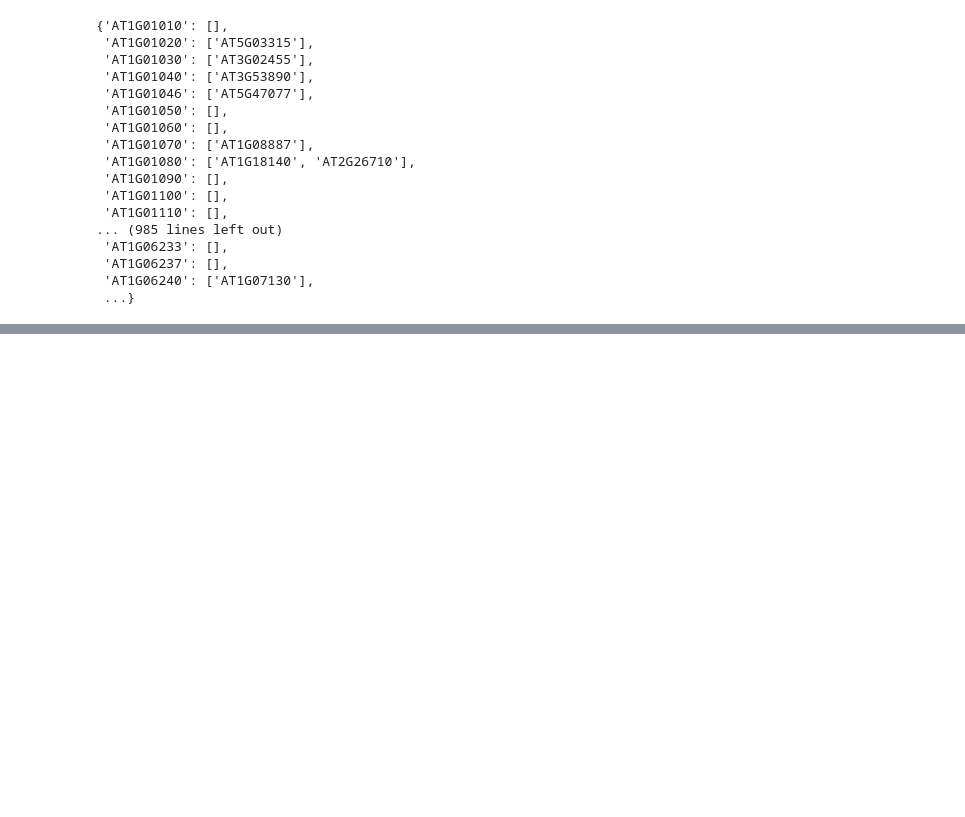
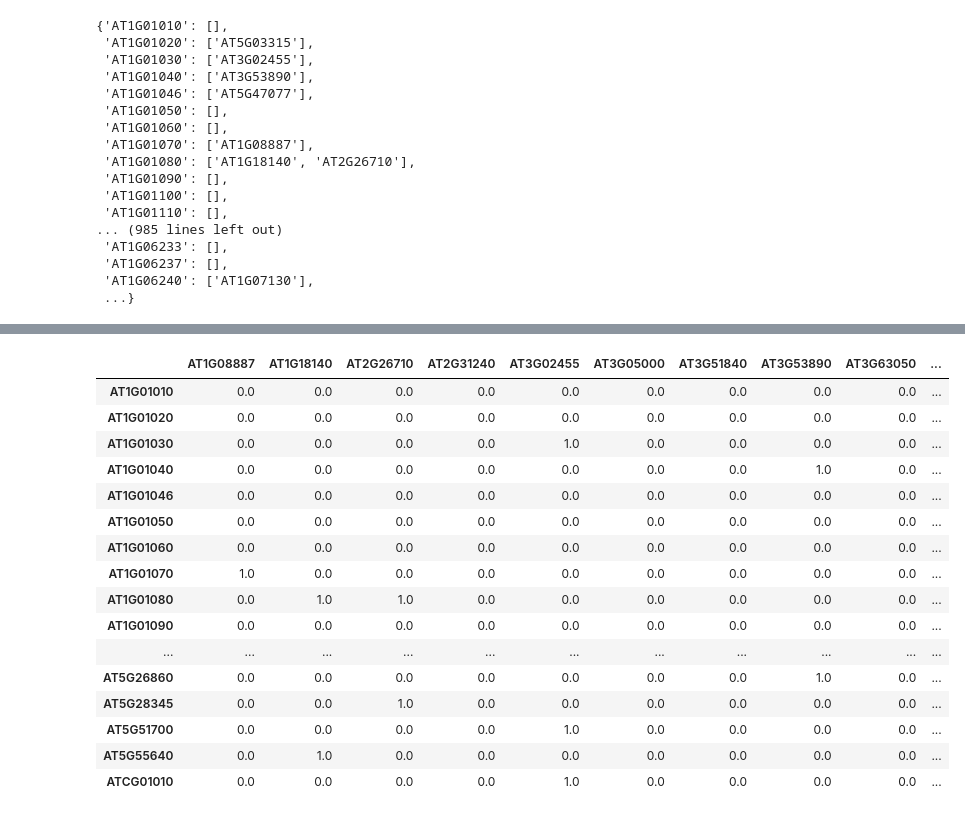
Before and after one commit to teegman123/ECE759_Project, a Jupyter notebook: Analysis.ipynb, the cells around one changed output, grey strips where cells are left out. Drawn from its saved outputs; the diff is of its cells as text; code cells hidden in the pictures; blank space fills up the shorter version.

Commit message:
Changed the genes file.

```diff
--- a/Analysis.ipynb
+++ b/Analysis.ipynb
@@ -10,15 +10,8 @@ from sklearn.naive_bayes import GaussianNB, MultinomialNB, BernoulliNB
 # %%
 root = os.getcwd() # gives path to git clone
 data_dir = os.path.join(root, "cellular_clarity")
-data_filename = "12864_2023_9714_MOESM2_ESM.xlsx"
 associated_motifs_filename = "associated_motifs.json"
-genes_filenames = {
-    "all": os.path.join("DEGs", "all_genes.csv"),
-    "deg": os.path.join("DEGs", "deg_genes.csv"),
-}
-
-clusters_sheetname = "02. Epi DEGs (ctrls @ all tps)"
-motifs_sheetname = "03. Motifs Identified Using AME"
+genes_filenames = "all_genes.csv"
 # %%
 # all_genes_dir = os.path.join(data_dir, genes_filenames["all"])
 # genes = pd.read_csv(all_genes_dir)
@@ -98,19 +89,22 @@ associated_motifs
  'AT1G06240': ['AT1G07130'],
  ...}
 # %%
-def target_genes_(dir, filenames, associated_motifs, cluster=None) -> (list, list):
+def build_data(dir, filenames, associated_motifs, response, cluster=None):
     """
     Target genes are either those differentially expressed (if DEG is set to True) or others, and if cluster is stated, they should also be in a specific cluster
+    Creates the suitable X and y (or Y) data for model fitting
+    :param response: an string from ["DEG", "logFC", "DEG_ts", "logFC_ts"]
+
     """
-    degs_dir = os.path.join(dir, filenames["deg"])
-    degs = pd.read_csv(degs_dir)
+    all_genes_dir = os.path.join(dir, filenames)
+    genes = pd.read_csv(all_genes_dir, low_memory=False)
+    genes.set_index("AGI", drop=True, inplace=True)
+
+    degs = genes[genes["DEG"] == 1].copy()
     if cluster is not None:
         degs = degs[degs["Cluster"] == cluster]
-    treat = sorted(list(degs["AGI"]))
-
-    all_genes_dir = os.path.join(dir, filenames["all"])
-    genes = pd.read_csv(all_genes_dir)
-    control =  sorted(list(set(genes["AGI"]) - set(degs["AGI"])))
+    treat = sorted(list(degs.index))
+    control =  sorted(list(set(genes.index) - set(degs.index)))
 
     freq = []
     relevant_motifs = set()
@@ -122,6 +116,11 @@ def target_genes_(dir, filenames, associated_motifs, cluster=None) -> (list, lis
         else:
             count = 0
         freq.append(count)
+    relevant_motifs = sorted(list(relevant_motifs))
+
+    # AGI1 : 0,
+    # AGI2 : 2,
+    # ...
 
     freq = pd.Series(index=control, data=freq)
     freq = freq[freq > 0]
@@ -129,8 +128,38 @@ def target_genes_(dir, filenames, associated_motifs, cluster=None) -> (list, lis
     indices = np.random.choice(len(freq), min([len(treat), len(freq)]), replace=False, p=freq/sum)
     control = sorted(list(freq.iloc[indices].index))
 
-    return treat, control
+    considering_genes = treat.copy()
+    considering_genes.extend(control)
+    considering_genes = sorted(considering_genes)
+    X = pd.DataFrame(index=considering_genes, columns=relevant_motifs, data=0.0)
+    for gene in X.index:
+        if gene in associated_motifs.keys():
+            for motif in associated_motifs[gene]:
+                if motif in relevant_motifs:
+                    X.at[gene, motif] = 1.0
 
-treated_genes, control_genes = target_genes_(data_dir, genes_filenames, associated_motifs)
-len(treated_genes), len(control_genes)
+    target_genes = genes.loc[considering_genes]
+    # Case where y = vector of binary values
+    if response == "DEG":
+        y = target_genes["DEG"].copy()
+
+    # Case where y = vector of continuous values
+    if response == "logFC":
+        y = target_genes["logFC"].copy()
+
+    # Case where y = matrix of binary values for all times
+    if response == "DEG_ts": #, "logFC_ts"
+        y = target_genes[[f"DE @ {i} hrs" for i in range(6, 42, 6)]].copy()
+
+    # Case where y = matrix of continuous values for all times
+    if response == "logFC_ts":
+        y = target_genes[[f"logFC @ {i} hrs" for i in range(6, 42, 6)]].copy()
+
+    # todo: remove this in ideal scenario
+    y.fillna(0, inplace=True)
+
+    return X, y
+
+X, y = build_data(data_dir, genes_filenames, associated_motifs, "DEG")
+X
 # %% [output]
@@ -137,0 +166,17 @@ len(treated_genes), len(control_genes)
+|  | AT1G08887 | AT1G18140 | AT2G26710 | AT2G31240 | AT3G02455 | AT3G05000 | AT3G51840 | AT3G53890 | AT3G63050 | ... |
+| AT1G01010 | 0.0 | 0.0 | 0.0 | 0.0 | 0.0 | 0.0 | 0.0 | 0.0 | 0.0 | ... |
+| AT1G01020 | 0.0 | 0.0 | 0.0 | 0.0 | 0.0 | 0.0 | 0.0 | 0.0 | 0.0 | ... |
+| AT1G01030 | 0.0 | 0.0 | 0.0 | 0.0 | 1.0 | 0.0 | 0.0 | 0.0 | 0.0 | ... |
+| AT1G01040 | 0.0 | 0.0 | 0.0 | 0.0 | 0.0 | 0.0 | 0.0 | 1.0 | 0.0 | ... |
+| AT1G01046 | 0.0 | 0.0 | 0.0 | 0.0 | 0.0 | 0.0 | 0.0 | 0.0 | 0.0 | ... |
+| AT1G01050 | 0.0 | 0.0 | 0.0 | 0.0 | 0.0 | 0.0 | 0.0 | 0.0 | 0.0 | ... |
+| AT1G01060 | 0.0 | 0.0 | 0.0 | 0.0 | 0.0 | 0.0 | 0.0 | 0.0 | 0.0 | ... |
+| AT1G01070 | 1.0 | 0.0 | 0.0 | 0.0 | 0.0 | 0.0 | 0.0 | 0.0 | 0.0 | ... |
+| AT1G01080 | 0.0 | 1.0 | 1.0 | 0.0 | 0.0 | 0.0 | 0.0 | 0.0 | 0.0 | ... |
+| AT1G01090 | 0.0 | 0.0 | 0.0 | 0.0 | 0.0 | 0.0 | 0.0 | 0.0 | 0.0 | ... |
+| ... | ... | ... | ... | ... | ... | ... | ... | ... | ... | ... |
+| AT5G26860 | 0.0 | 0.0 | 0.0 | 0.0 | 0.0 | 0.0 | 0.0 | 1.0 | 0.0 | ... |
+| AT5G28345 | 0.0 | 0.0 | 1.0 | 0.0 | 0.0 | 0.0 | 0.0 | 0.0 | 0.0 | ... |
+| AT5G51700 | 0.0 | 0.0 | 0.0 | 0.0 | 1.0 | 0.0 | 0.0 | 0.0 | 0.0 | ... |
+| AT5G55640 | 0.0 | 1.0 | 0.0 | 0.0 | 0.0 | 0.0 | 0.0 | 0.0 | 0.0 | ... |
+| ATCG01010 | 0.0 | 0.0 | 0.0 | 0.0 | 1.0 | 0.0 | 0.0 | 0.0 | 0.0 | ... |
```
Also changed, not shown: parts of 5 cells of this notebook, 2 other files.
